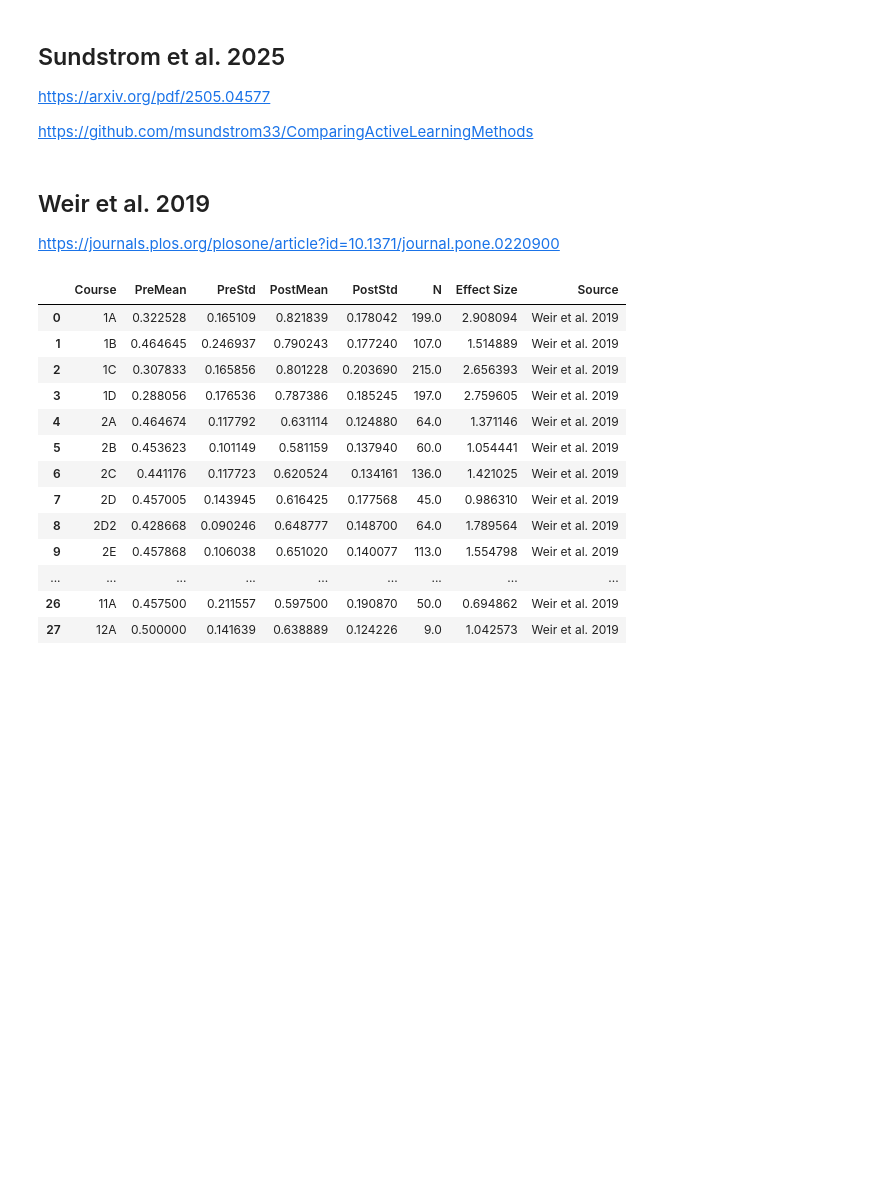
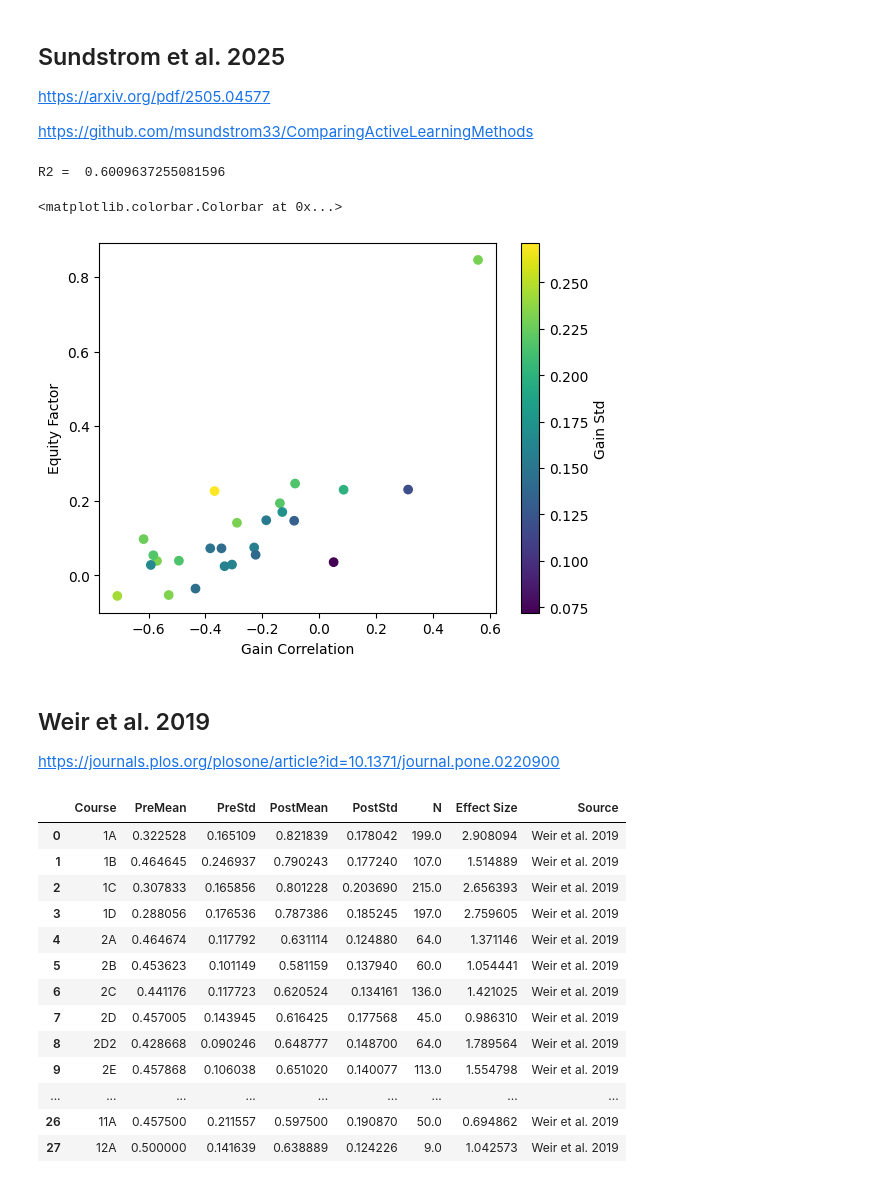
Before and after one commit to oross314/Modeling-Active-Learning-Classrooms, a Jupyter notebook: data_processing.ipynb, the cells around one changed output. Saved outputs shown, nothing was run; the diff lists cells and outputs as text; code cells hidden in the pictures; blank space fills up the shorter version.

```diff
--- a/data_processing.ipynb
+++ b/data_processing.ipynb
@@ -128,3 +201,19 @@ sundstrom_combined.to_csv('Published Data/Sundstrom_2025_data/combined_sundstrom
+# %%
+where_1 = np.where(sundstrom_combined['N'] > 10)
+x, y = sundstrom_combined['GainCorrelation'].values[where_1],  (sundstrom_combined['Equity Factor'].values)[where_1]
+color = sundstrom_combined['GainStd'].values[where_1]
+R2 = np.corrcoef(x, y)[0, 1]**2
+print('R2 = ', R2)
+plt.scatter(x, y, c = color, cmap='viridis')  # c =sundstrom_combined['Equity Factor'].values[where_1 ], )
+#plt.scatter(sundstrom_combined['GainCorrelation'].values[where_1]* (sundstrom_combined['GainStd'].values**2)[where_1], sundstrom_combined['Equity Factor'].values[where_1 ], )
+plt.ylabel('Equity Factor')
+plt.xlabel('Gain Correlation')
+plt.colorbar(label = 'Gain Std')
+#Equity factor high: they're moving around a lot AND that movement is correlated with pretest scores (i.e. the high pretest students are moving more than the low pretest students)
+# %% [output]
+R2 =  0.6009637255081596
+<matplotlib.colorbar.Colorbar at 0x...>
+[figure, added]
 # %% [markdown]
 ## Weir et al. 2019
 
```
Also changed, not shown: parts of 1 cell of this notebook, 3 other files.
